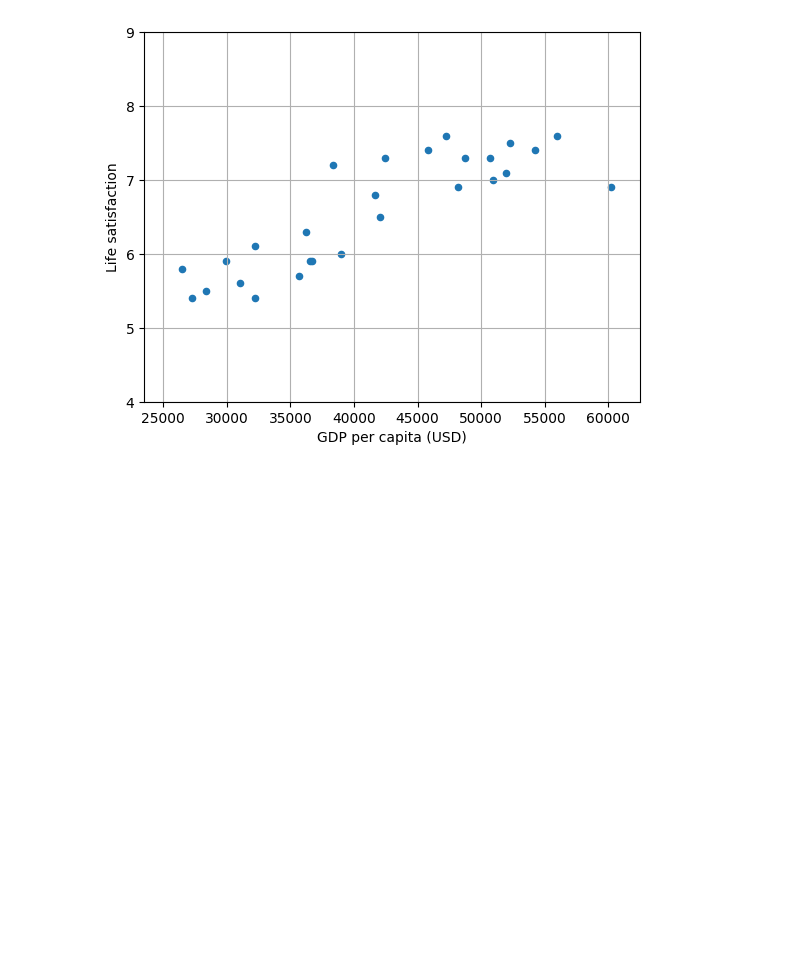
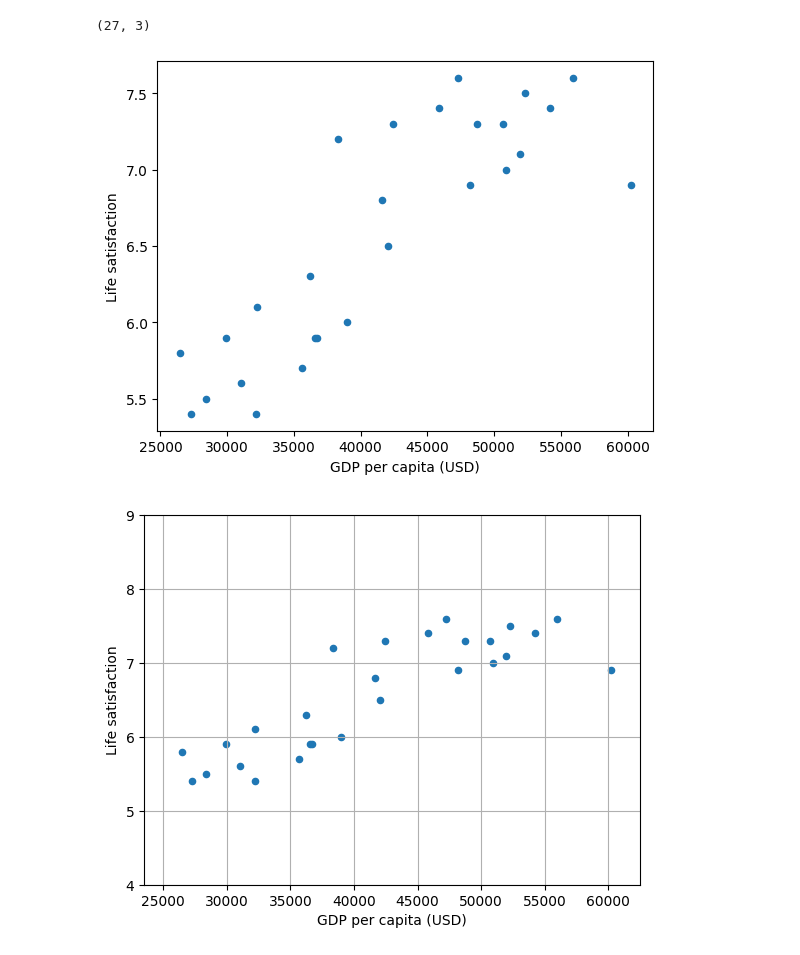
Before and after one commit to RfqiAlan/Hands-On-MachineLearning, a Jupyter notebook: Part 1/Example1.1.ipynb, the cells around one changed output. Drawn from its saved outputs; the diff is of its cells as text; code cells hidden in the pictures; blank space fills up the shorter version.

```diff
--- a/Part 1/Example1.1.ipynb
+++ b/Part 1/Example1.1.ipynb
@@ -11,3 +20,11 @@ y = lifesat[["Life satisfaction"]].values
+# %%
+lifesat.shape
+# %% [output]
+(27, 3)
+# %%
+lifesat
+# %% [output]
+[figure, added]
 # %%
 lifesat.plot(kind='scatter', grid=True,
 x="GDP per capita (USD)", y="Life satisfaction")
```
Also changed, not shown: parts of 2 cells of this notebook, 3 other files.
